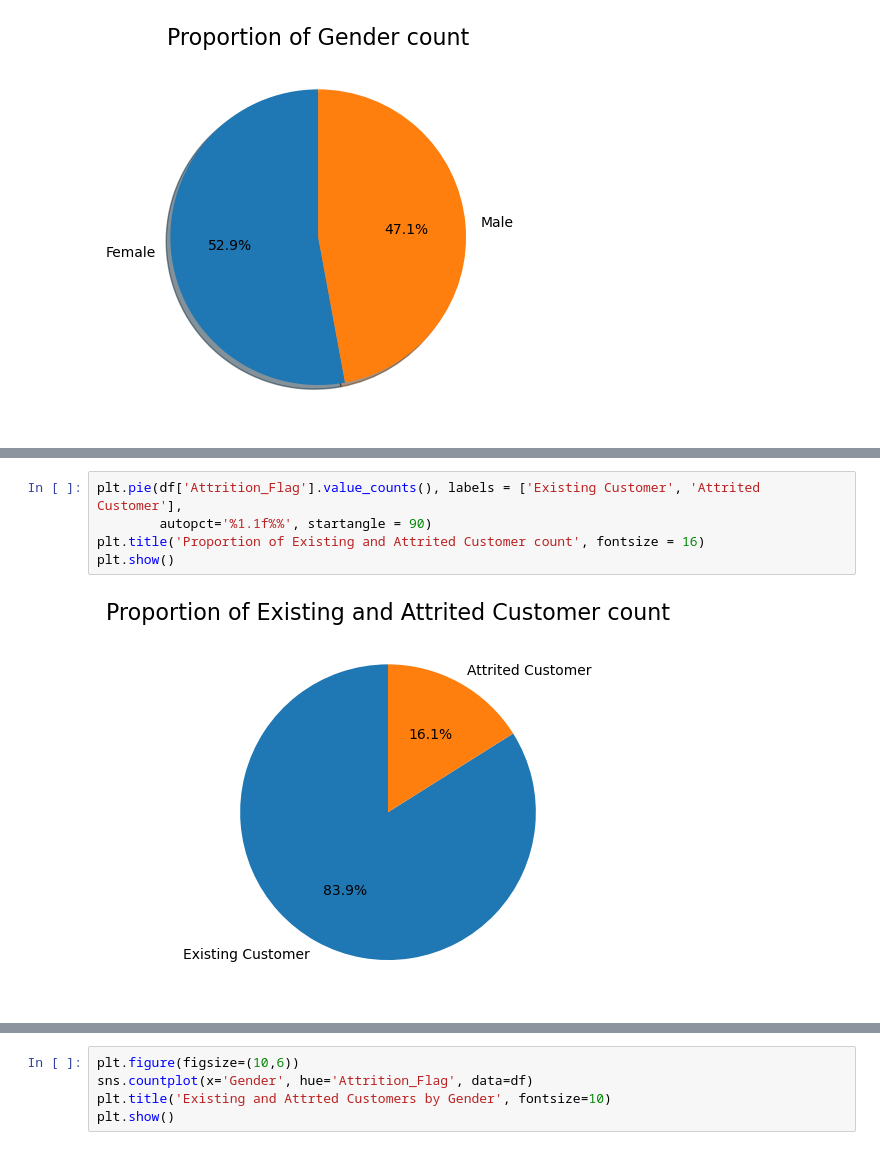
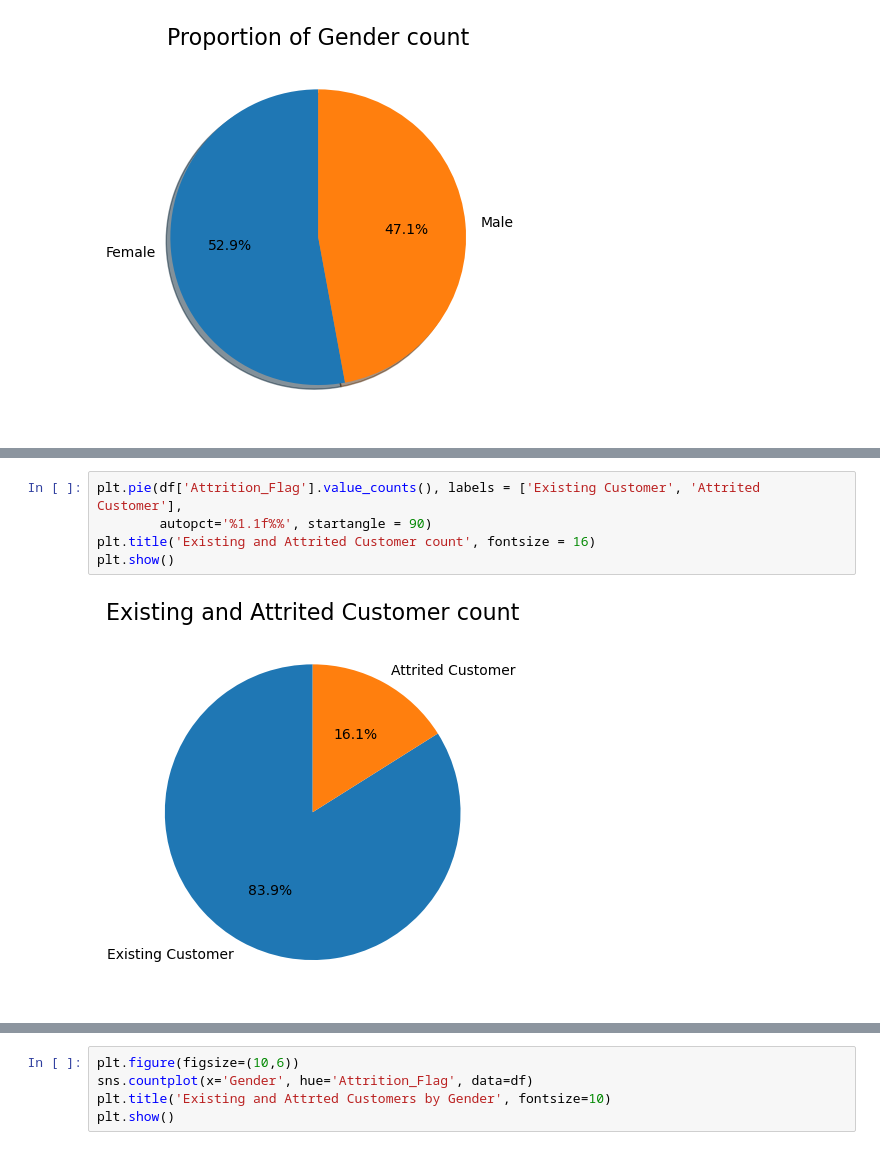
Before and after one commit to xlivia/project-1-group-22, a Jupyter notebook: Credit Card Approval.ipynb, the cells around one changed output, grey strips where cells are left out. Cells and saved outputs as stored; diff of their text form.

```diff
--- a/Credit Card Approval.ipynb
+++ b/Credit Card Approval.ipynb
@@ -38,7 +38,7 @@ plt.show()
 # %%
 plt.pie(df['Attrition_Flag'].value_counts(), labels = ['Existing Customer', 'Attrited Customer'],
         autopct='%1.1f%%', startangle = 90)
-plt.title('Proportion of Existing and Attrited Customer count', fontsize = 16)
+plt.title('Existing and Attrited Customer count', fontsize = 16)
 plt.show()
 # %% [output]
-[figure, old version]
+[figure, new version]
```
Also changed, not shown: parts of 6 cells of this notebook.
